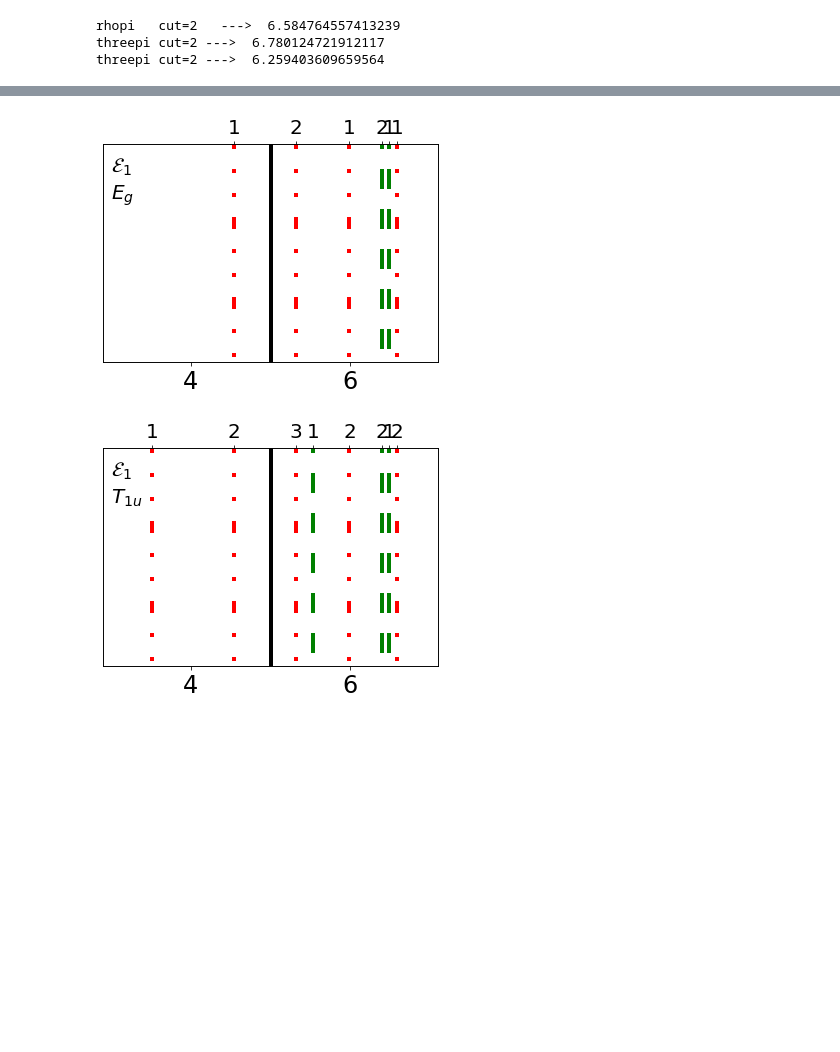
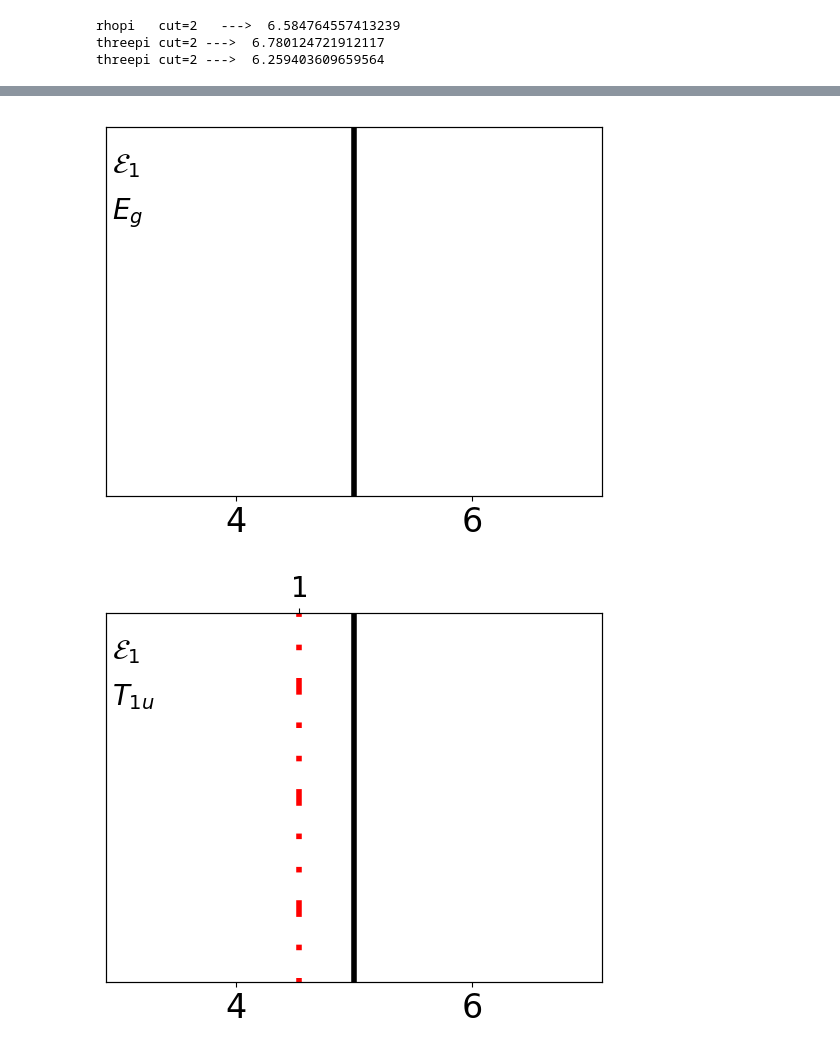
Before and after one commit to chrisculver/PiRhoI2, a Jupyter notebook: L2448.ipynb, the cells around one changed output, grey strips where cells are left out. Cells and saved outputs as stored; diff of their text form; code cells hidden in the pictures; blank space fills up the shorter version.

```diff
--- a/L2448.ipynb
+++ b/L2448.ipynb
@@ -38,6 +45,6 @@ threepi cut=2 --->  6.259403609659564
 # %%
 t=Timer()
 t.start('rho-pi')
-rhopiResults = get_rhopi_results(group,pTot,2,6.6,mrho,mpi,L,eta)
+rhopiResults = get_rhopi_results(group,pTot,1,5.0,mrho,mpi,L,eta)
 t.stop()
 # %% [output]
@@ -45,6 +68,6 @@ rho-pi: took  1274.5786 seconds
 # %%
 t=Timer()
 t.start('three-pi')
-threepiResults = get_threepi_results(group,pTot,2,6.8,mpi,L,eta,timed=True)
+threepiResults = get_threepi_results(group,pTot,1,5.0,mpi,L,eta,timed=True)
 t.stop()
 # %% [output]
@@ -72,7 +97,7 @@ def latexIrrep(irrep):
 for irrep in group.elements[0].irreps:
     nonint_plt(rhopiResults,threepiResults,irrep)
 
-    plt.text(3.0,0.8,'$\\mathcal{E}_1$',fontsize=20)
-    plt.text(3.0,0.7,latexIrrep(irrep),fontsize=20)
+    plt.text(2.95,0.8,'$\\mathcal{E}_1$',fontsize=20)
+    plt.text(2.95,0.7,latexIrrep(irrep),fontsize=20)
     plt.show()
 # %% [output]
@@ -81,2 +106,2 @@ for irrep in group.elements[0].irreps:
-[figure, old version]
+[figure, new version]
-[figure, old version]
+[figure, new version]
```
Also changed, not shown: parts of 5 cells of this notebook, 4 other files.
